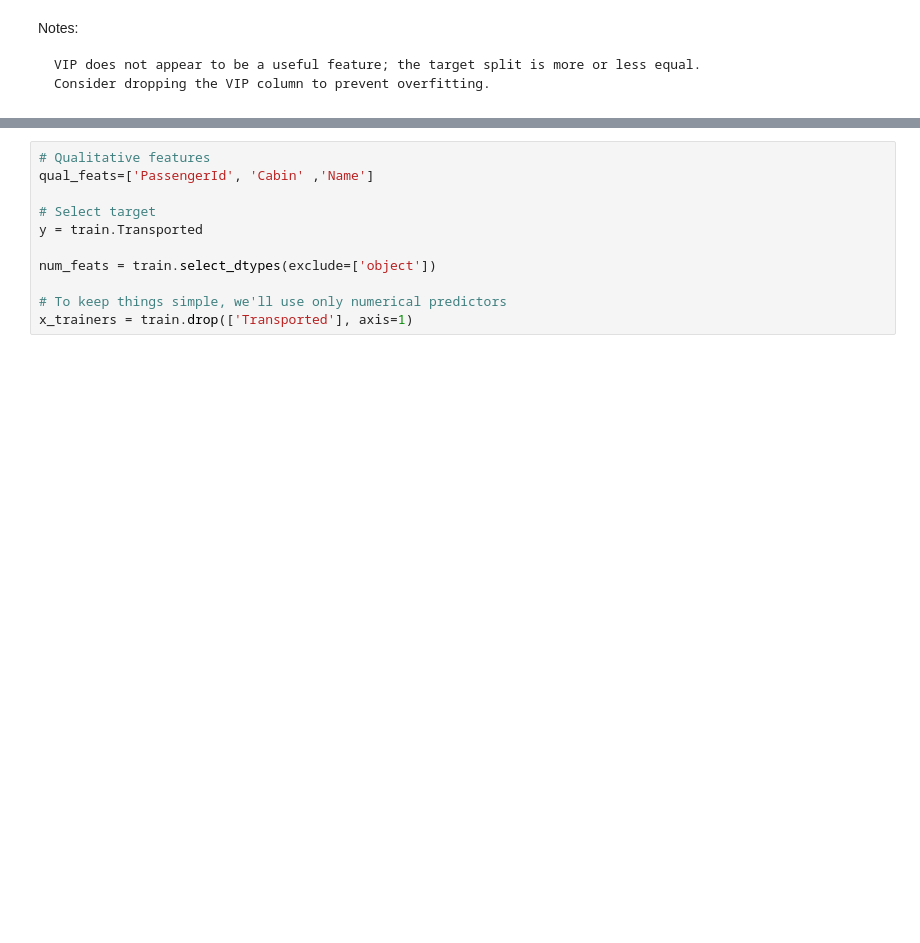
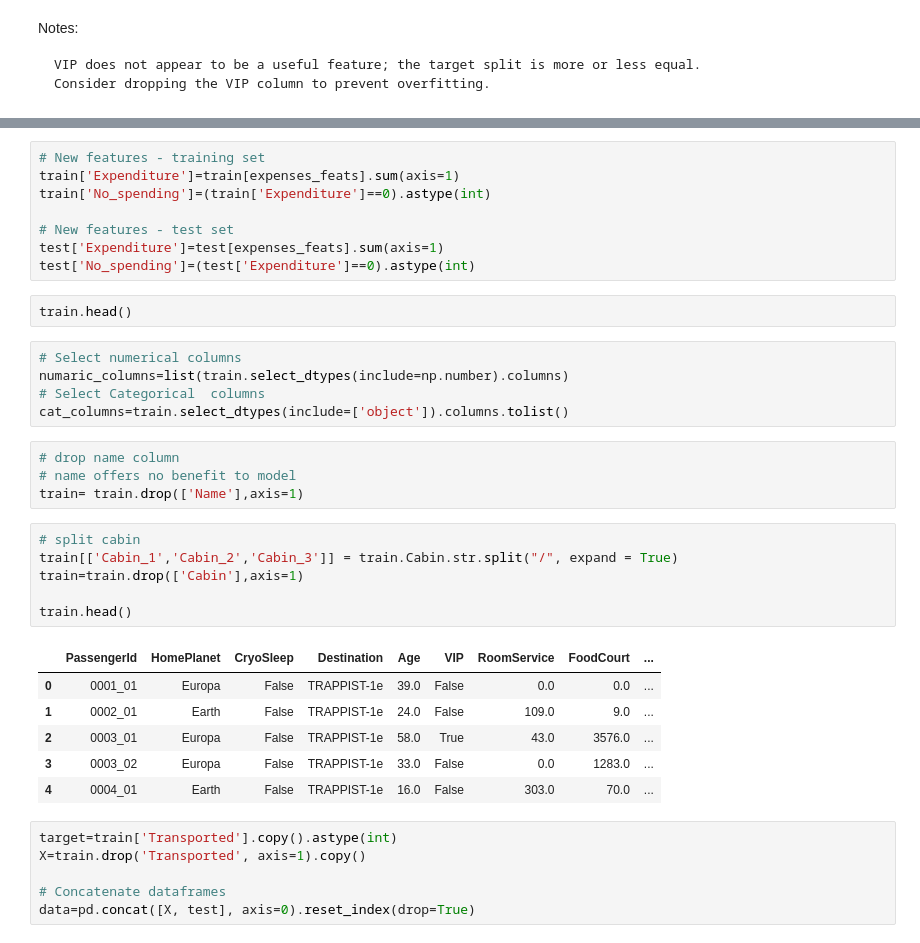
Before and after one commit to Ishank-jn/Spaceship-Titanic, a Jupyter notebook: Main.ipynb, the cells around one changed output, grey strips where cells are left out. Saved outputs shown, nothing was run; the diff lists cells and outputs as text; blank space fills up the shorter version.

```diff
--- a/Main.ipynb
+++ b/Main.ipynb
@@ -171,11 +160,38 @@ Notes:
+# %%
+# New features - training set
+train['Expenditure']=train[expenses_feats].sum(axis=1)
+train['No_spending']=(train['Expenditure']==0).astype(int)
+
+# New features - test set
+test['Expenditure']=test[expenses_feats].sum(axis=1)
+test['No_spending']=(test['Expenditure']==0).astype(int)
 # %%
-# Qualitative features
-qual_feats=['PassengerId', 'Cabin' ,'Name']
-
-# Select target
-y = train.Transported
-
-num_feats = train.select_dtypes(exclude=['object'])
-
-# To keep things simple, we'll use only numerical predictors
-x_trainers = train.drop(['Transported'], axis=1)
+train.head()
+# %%
+# Select numerical columns
+numaric_columns=list(train.select_dtypes(include=np.number).columns)
+# Select Categorical  columns
+cat_columns=train.select_dtypes(include=['object']).columns.tolist()
+# %%
+# drop name column
+# name offers no benefit to model
+train= train.drop(['Name'],axis=1)
+# %%
+# split cabin
+train[['Cabin_1','Cabin_2','Cabin_3']] = train.Cabin.str.split("/", expand = True)
+train=train.drop(['Cabin'],axis=1)
+
+train.head()
+# %% [output]
+|  | PassengerId | HomePlanet | CryoSleep | Destination | Age | VIP | RoomService | FoodCourt | ... |
+| 0 | 0001_01 | Europa | False | TRAPPIST-1e | 39.0 | False | 0.0 | 0.0 | ... |
+| 1 | 0002_01 | Earth | False | TRAPPIST-1e | 24.0 | False | 109.0 | 9.0 | ... |
+| 2 | 0003_01 | Europa | False | TRAPPIST-1e | 58.0 | True | 43.0 | 3576.0 | ... |
+| 3 | 0003_02 | Europa | False | TRAPPIST-1e | 33.0 | False | 0.0 | 1283.0 | ... |
+| 4 | 0004_01 | Earth | False | TRAPPIST-1e | 16.0 | False | 303.0 | 70.0 | ... |
+# %%
+target=train['Transported'].copy().astype(int)
+X=train.drop('Transported', axis=1).copy()
+
+# Concatenate dataframes
+data=pd.concat([X, test], axis=0).reset_index(drop=True)
```
Also changed, not shown: parts of 8 cells of this notebook.
